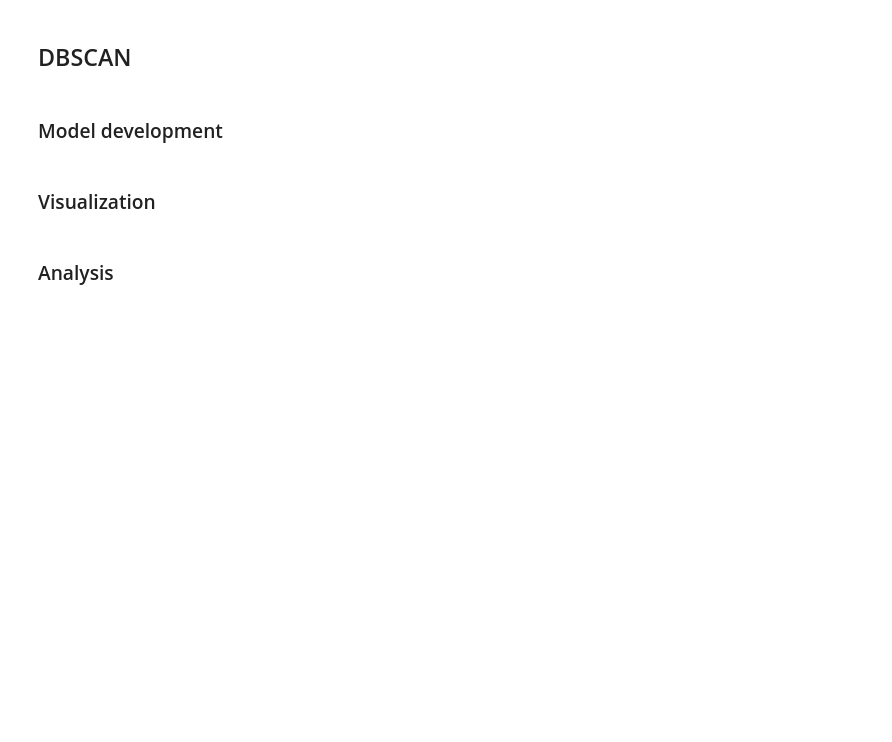
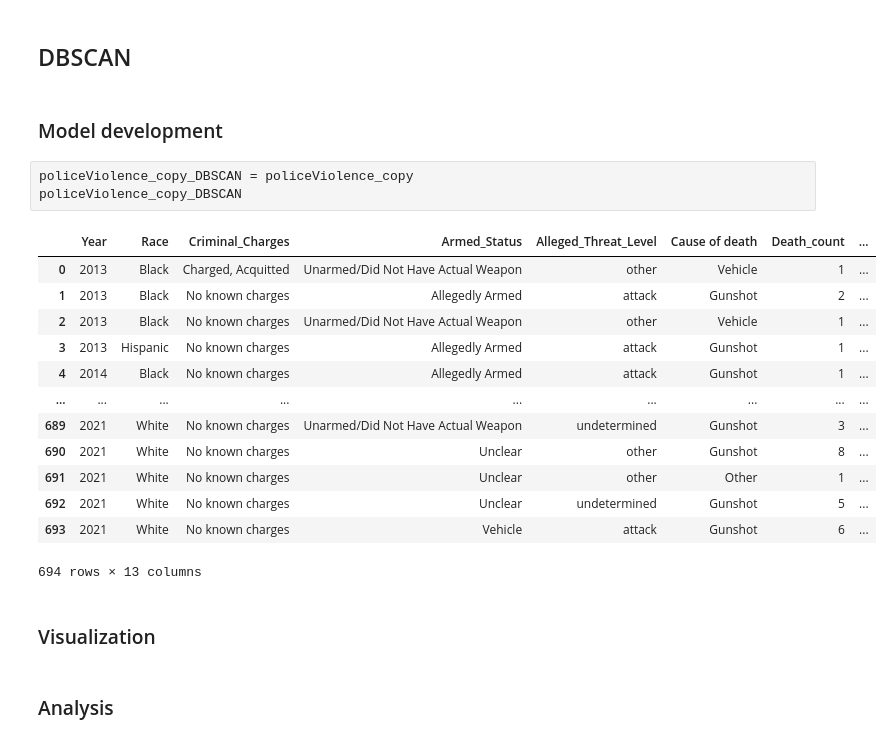
Before and after one commit to aseem645/MILESTONE_II_STAR, a Jupyter notebook: Crisis Response Model Analysis.ipynb, the cells around one changed output. Drawn from its saved outputs; the diff is of its cells as text; blank space fills up the shorter version.

```diff
--- a/Crisis Response Model Analysis.ipynb
+++ b/Crisis Response Model Analysis.ipynb
@@ -682,6 +804,23 @@ biplot(PVpca, np.transpose(pca.components_[0:2, :]), 5, 1, 2, labels=feature_nam
 ## DBSCAN
 # %% [markdown]
 ### Model development
+# %%
+policeViolence_copy_DBSCAN = policeViolence_copy
+policeViolence_copy_DBSCAN
+# %% [output]
+|  | Year | Race | Criminal_Charges | Armed_Status | Alleged_Threat_Level | Cause of death | Death_count | ... |
+| 0 | 2013 | Black | Charged, Acquitted | Unarmed/Did Not Have Actual Weapon | other | Vehicle | 1 | ... |
+| 1 | 2013 | Black | No known charges | Allegedly Armed | attack | Gunshot | 2 | ... |
+| 2 | 2013 | Black | No known charges | Unarmed/Did Not Have Actual Weapon | other | Vehicle | 1 | ... |
+| 3 | 2013 | Hispanic | No known charges | Allegedly Armed | attack | Gunshot | 1 | ... |
+| 4 | 2014 | Black | No known charges | Allegedly Armed | attack | Gunshot | 1 | ... |
+| ... | ... | ... | ... | ... | ... | ... | ... | ... |
+| 689 | 2021 | White | No known charges | Unarmed/Did Not Have Actual Weapon | undetermined | Gunshot | 3 | ... |
+| 690 | 2021 | White | No known charges | Unclear | other | Gunshot | 8 | ... |
+| 691 | 2021 | White | No known charges | Unclear | other | Other | 1 | ... |
+| 692 | 2021 | White | No known charges | Unclear | undetermined | Gunshot | 5 | ... |
+| 693 | 2021 | White | No known charges | Vehicle | attack | Gunshot | 6 | ... |
+694 rows × 13 columns
 # %% [markdown]
 ### Visualization
 # %% [markdown]
```
Also changed, not shown: parts of 25 cells of this notebook, 2 other files.
